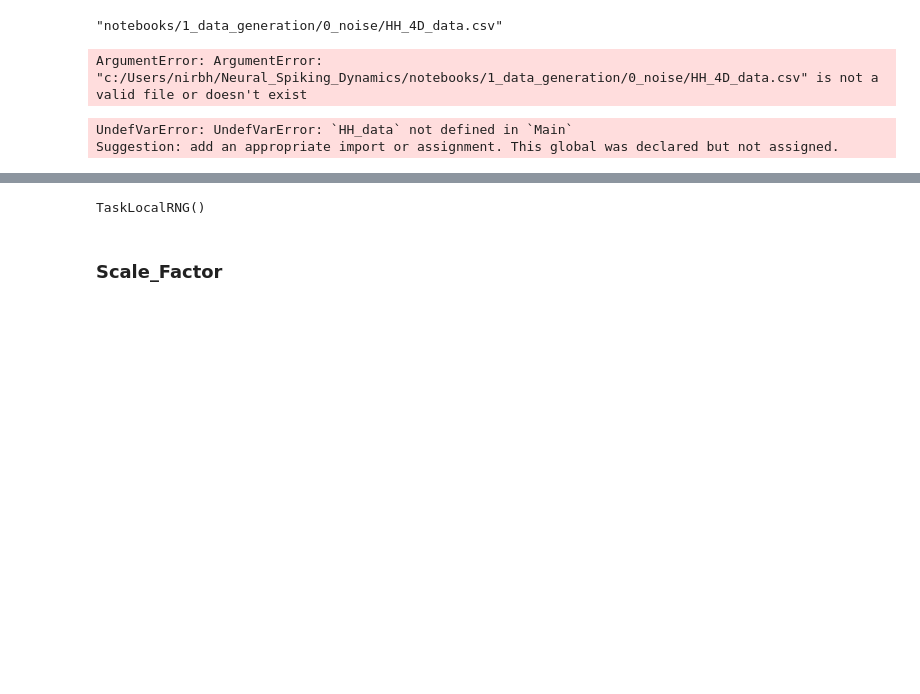
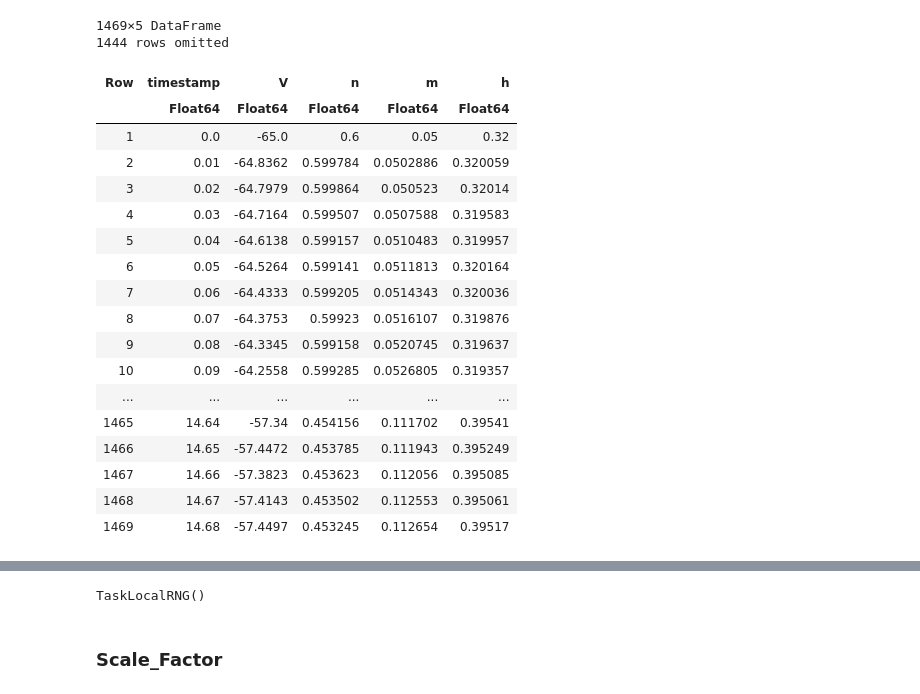
Before and after one commit to Nirbhay0007/Neural_Spiking_Dynamics, a Jupyter notebook: PINODE_SR/pinode_sr.ipynb, the cells around one changed output, grey strips where cells are left out. Drawn from its saved outputs; the diff is of its cells as text; code cells hidden in the pictures; blank space fills up the shorter version.

```diff
--- a/PINODE_SR/pinode_sr.ipynb
+++ b/PINODE_SR/pinode_sr.ipynb
@@ -9,15 +3,26 @@ using Lux, DifferentialEquations, SciMLSensitivity, Optimization, OptimizationOp
-# %%
-data = "notebooks/1_data_generation/0_noise/HH_4D_data.csv"
-# %% [output]
-"notebooks/1_data_generation/0_noise/HH_4D_data.csv"
 # %%
-file_path = raw"c:/Users/nirbh/Neural_Spiking_Dynamics/notebooks/1_data_generation/0_noise/HH_4D_data.csv"
-HH_data = CSV.read(file_path, DataFrame)
+using Lux, SciMLSensitivity, Optimization, OptimizationOptimisers, Statistics, Random, ComponentArrays, StaticArrays, Zygote, DifferentialEquations
-# %% [output]
-ArgumentError: ArgumentError: "c:/Users/nirbh/Neural_Spiking_Dynamics/notebooks/1_data_generation/0_noise/HH_4D_data.csv" is not a valid file or doesn't exist
 # %%
-df_ordered = HH_data[:, [:t, :V, :n, :m, :h]]
+df_ordered = HH_data[:, [:timestamp, :V, :n, :m, :h]]
 # %% [output]
-UndefVarError: UndefVarError: `HH_data` not defined in `Main`
-Suggestion: add an appropriate import or assignment. This global was declared but not assigned.
+1469×5 DataFrame
+1444 rows omitted
+| Row | timestamp | V | n | m | h |
+|  | Float64 | Float64 | Float64 | Float64 | Float64 |
+| 1 | 0.0 | -65.0 | 0.6 | 0.05 | 0.32 |
+| 2 | 0.01 | -64.8362 | 0.599784 | 0.0502886 | 0.320059 |
+| 3 | 0.02 | -64.7979 | 0.599864 | 0.050523 | 0.32014 |
+| 4 | 0.03 | -64.7164 | 0.599507 | 0.0507588 | 0.319583 |
+| 5 | 0.04 | -64.6138 | 0.599157 | 0.0510483 | 0.319957 |
+| 6 | 0.05 | -64.5264 | 0.599141 | 0.0511813 | 0.320164 |
+| 7 | 0.06 | -64.4333 | 0.599205 | 0.0514343 | 0.320036 |
+| 8 | 0.07 | -64.3753 | 0.59923 | 0.0516107 | 0.319876 |
+| 9 | 0.08 | -64.3345 | 0.599158 | 0.0520745 | 0.319637 |
+| 10 | 0.09 | -64.2558 | 0.599285 | 0.0526805 | 0.319357 |
+| ... | ... | ... | ... | ... | ... |
+| 1465 | 14.64 | -57.34 | 0.454156 | 0.111702 | 0.39541 |
+| 1466 | 14.65 | -57.4472 | 0.453785 | 0.111943 | 0.395249 |
+| 1467 | 14.66 | -57.3823 | 0.453623 | 0.112056 | 0.395085 |
+| 1468 | 14.67 | -57.4143 | 0.453502 | 0.112553 | 0.395061 |
+| 1469 | 14.68 | -57.4497 | 0.453245 | 0.112654 | 0.39517 |
 # %%
```
Also changed, not shown: parts of 12 cells of this notebook, 1 other file.
